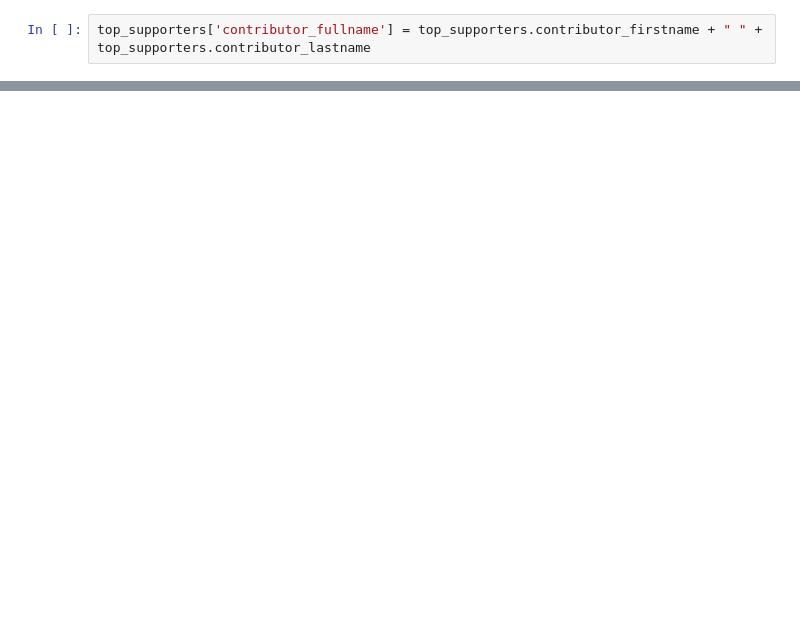
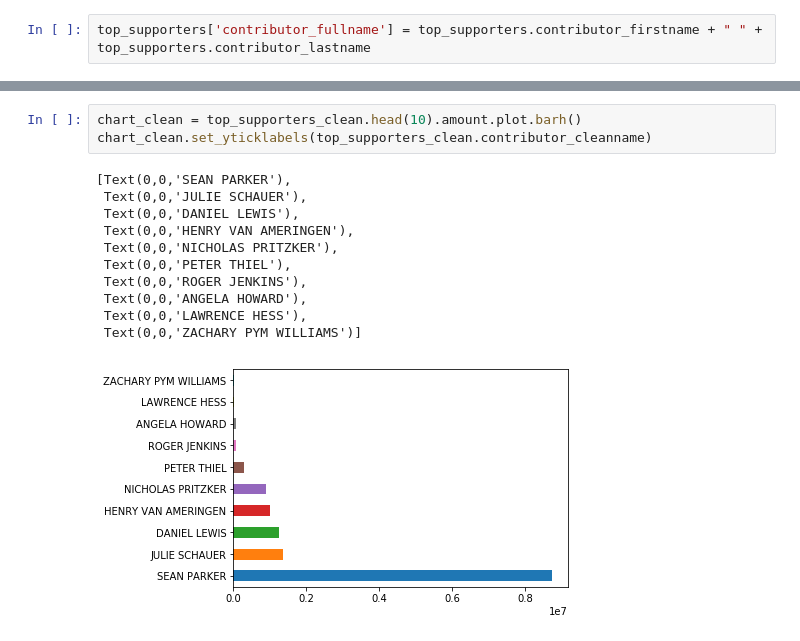
Before and after one commit to naterattner/first-python-notebook, a Jupyter notebook: prop-64-analysis.ipynb, the cells around one changed output, grey strips where cells are left out. Saved outputs shown, nothing was run; the diff lists cells and outputs as text; blank space fills up the shorter version.

```diff
--- a/prop-64-analysis.ipynb
+++ b/prop-64-analysis.ipynb
@@ -315,0 +364,15 @@ chart.set_yticklabels(top_supporters.contributor_fullname)
+# %%
+chart_clean = top_supporters_clean.head(10).amount.plot.barh()
+chart_clean.set_yticklabels(top_supporters_clean.contributor_cleanname)
+# %% [output]
+[Text(0,0,'SEAN PARKER'),
+ Text(0,0,'JULIE SCHAUER'),
+ Text(0,0,'DANIEL LEWIS'),
+ Text(0,0,'HENRY VAN AMERINGEN'),
+ Text(0,0,'NICHOLAS PRITZKER'),
+ Text(0,0,'PETER THIEL'),
+ Text(0,0,'ROGER JENKINS'),
+ Text(0,0,'ANGELA HOWARD'),
+ Text(0,0,'LAWRENCE HESS'),
+ Text(0,0,'ZACHARY PYM WILLIAMS')]
+[figure, added]
```
Also changed, not shown: parts of 10 cells of this notebook.
